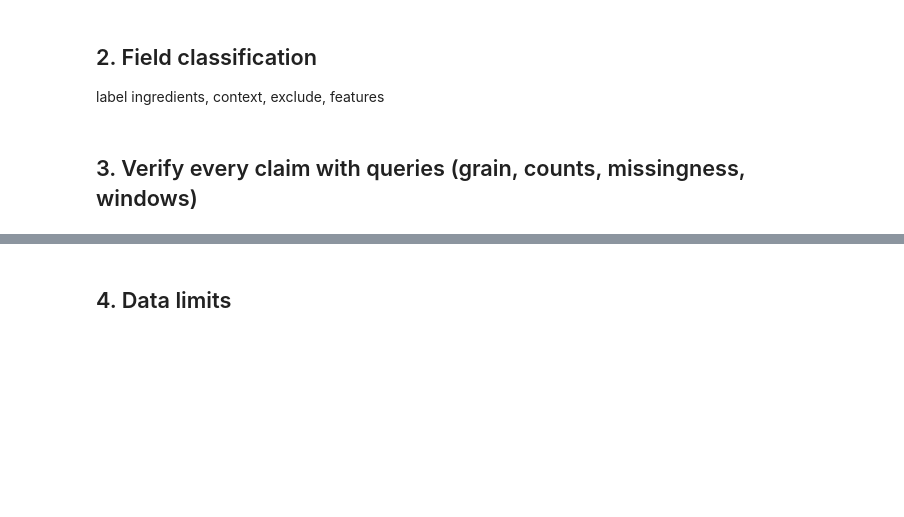
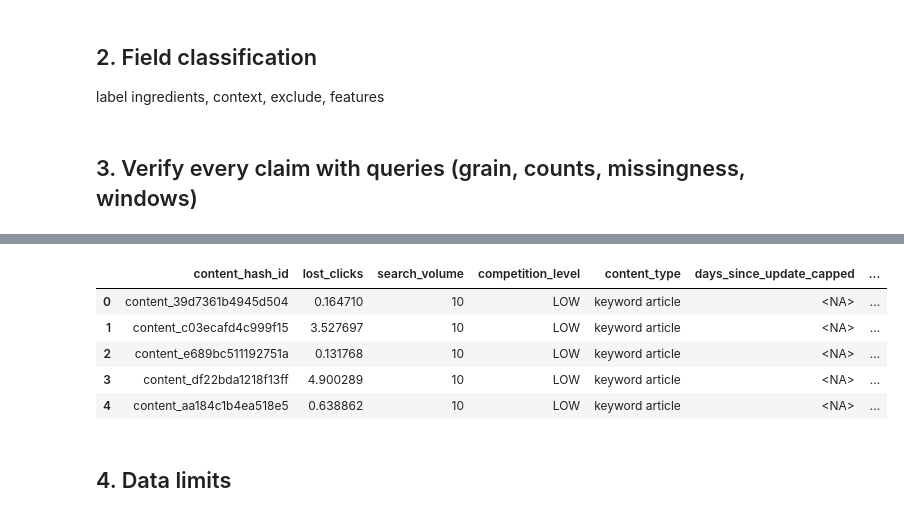
Before and after one commit to AxelYoel/FlyRank-AI-Internship---Axel-Yoel-Chandra, a Jupyter notebook: work/notebooks/w03_data_contract.ipynb, the cells around one changed output, grey strips where cells are left out. Drawn from its saved outputs; the diff is of its cells as text; code cells hidden in the pictures; blank space fills up the shorter version.

```diff
--- a/work/notebooks/w03_data_contract.ipynb
+++ b/work/notebooks/w03_data_contract.ipynb
@@ -507,0 +706,16 @@ label ingredients, context, exclude, features
+# %%
+#importing library
+import numpy as np
+import pandas as pd
+from sklearn.linear_model import LinearRegression
+from sklearn.model_selection import train_test_split
+
+model_df = df.copy()
+model_df.head()
+# %% [output]
+|  | content_hash_id | lost_clicks | search_volume | competition_level | content_type | days_since_update_capped | ... |
+| 0 | content_39d7361b4945d504 | 0.164710 | 10 | LOW | keyword article | <NA> | ... |
+| 1 | content_c03ecafd4c999f15 | 3.527697 | 10 | LOW | keyword article | <NA> | ... |
+| 2 | content_e689bc511192751a | 0.131768 | 10 | LOW | keyword article | <NA> | ... |
+| 3 | content_df22bda1218f13ff | 4.900289 | 10 | LOW | keyword article | <NA> | ... |
+| 4 | content_aa184c1b4ea518e5 | 0.638862 | 10 | LOW | keyword article | <NA> | ... |
```
Also changed, not shown: parts of 14 cells of this notebook.
